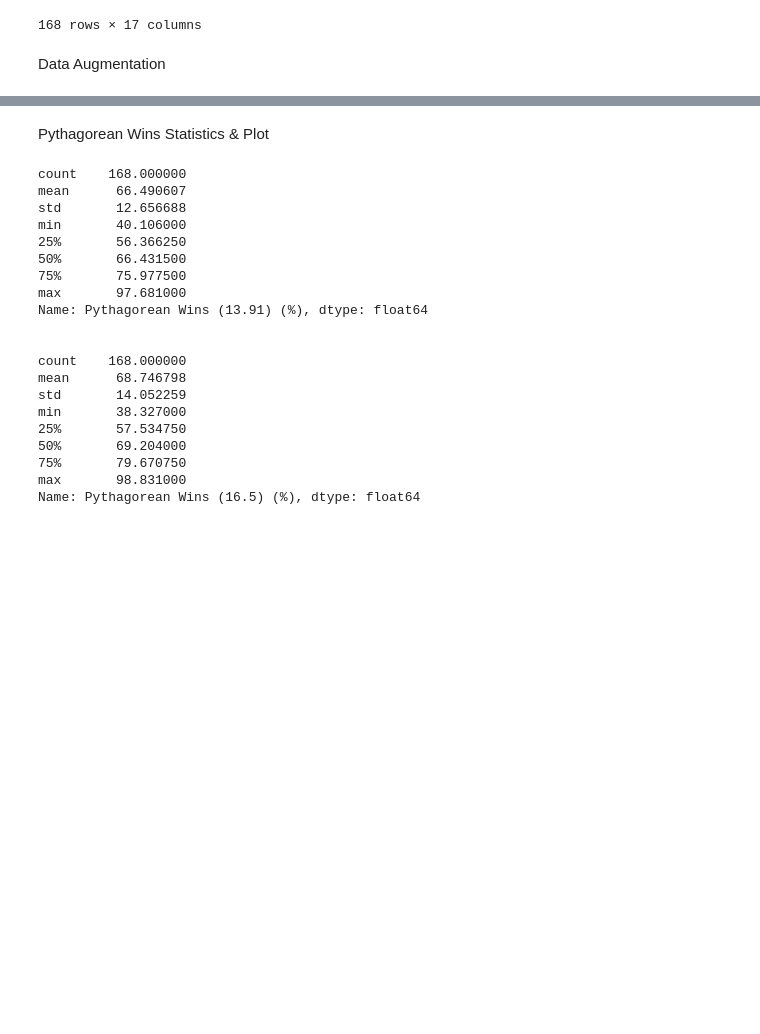
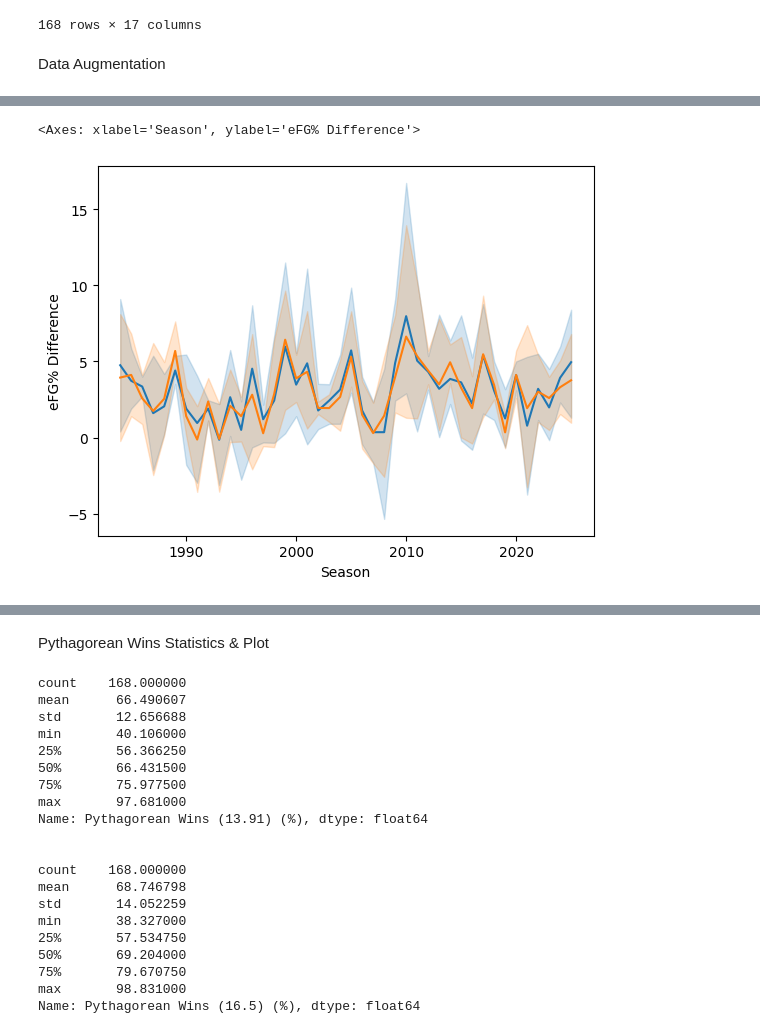
Before and after one commit to GalahadJr-1214/2026-Statistics-Final-Project, a Jupyter notebook: Final Project/desriptive_analysis.ipynb, the cells around one changed output, grey strips where cells are left out. Saved outputs shown, nothing was run; the diff lists cells and outputs as text; code cells hidden in the pictures; blank space fills up the shorter version.

```diff
--- a/Final Project/desriptive_analysis.ipynb
+++ b/Final Project/desriptive_analysis.ipynb
@@ -80,0 +94,6 @@ data.to_csv('nba_second_round_history_modified.csv', index=False)
+# %%
+sns.lineplot(data=data, x='Season', y='eFG% Difference', label='eFG% Difference')
+sns.lineplot(data=data, x='Season', y='TS% Difference', label='TS% Difference')
+# %% [output]
+<Axes: xlabel='Season', ylabel='eFG% Difference'>
+[figure, added]
```
Also changed, not shown: parts of 5 cells of this notebook, 1 other file.
